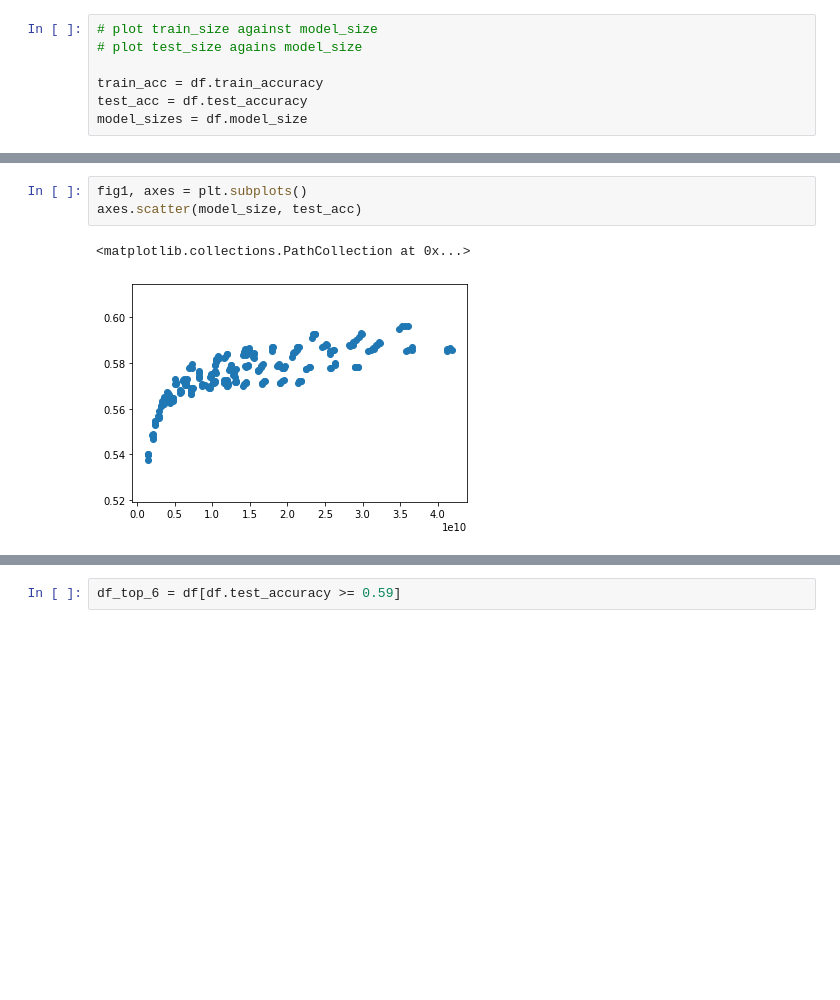
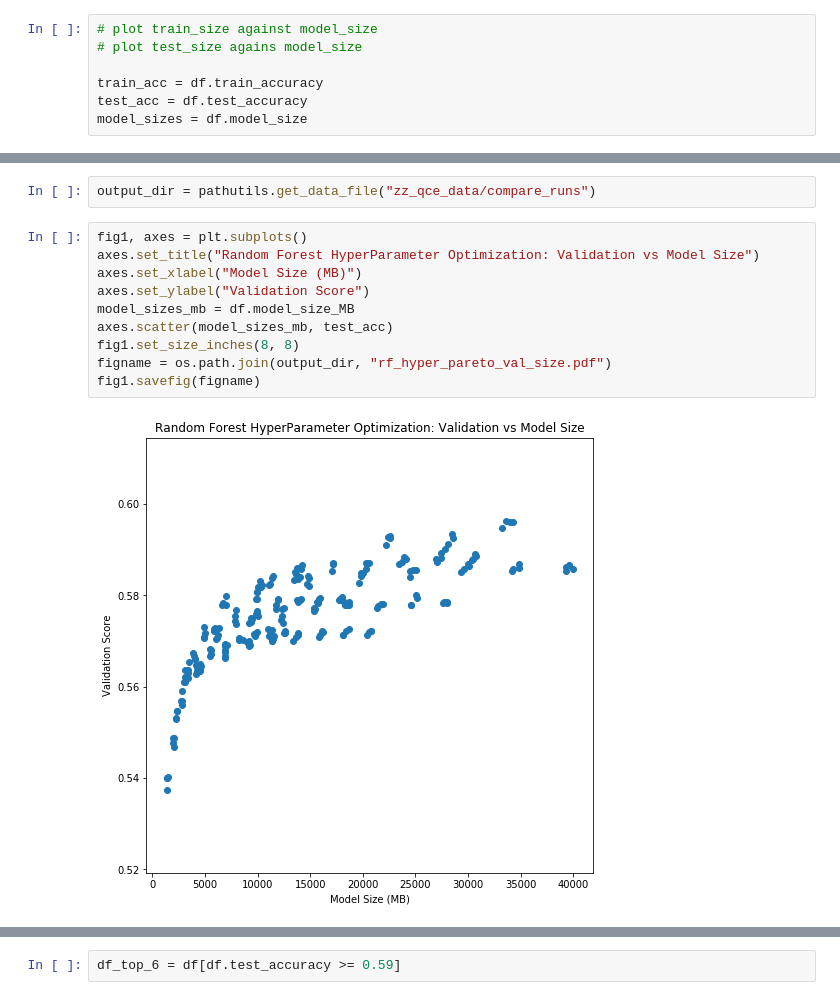
Before and after one commit to teliov/thesis-notebooks, a Jupyter notebook: 00_results_eval/rf_grid_search.ipynb, the cells around one changed output, grey strips where cells are left out. Saved outputs shown, nothing was run; the diff lists cells and outputs as text; blank space fills up the shorter version.

```diff
--- a/00_results_eval/rf_grid_search.ipynb
+++ b/00_results_eval/rf_grid_search.ipynb
@@ -157,6 +160,14 @@ axes.scatter(model_sizes, train_acc)
-# %%
-fig1, axes = plt.subplots()
-axes.scatter(model_size, test_acc)
-# %% [output]
-<matplotlib.collections.PathCollection at 0x...>
-[figure, removed]
+# %%
+output_dir = pathutils.get_data_file("zz_qce_data/compare_runs")
+# %%
+fig1, axes = plt.subplots()
+axes.set_title("Random Forest HyperParameter Optimization: Validation vs Model Size")
+axes.set_xlabel("Model Size (MB)")
+axes.set_ylabel("Validation Score")
+model_sizes_mb = df.model_size_MB
+axes.scatter(model_sizes_mb, test_acc)
+fig1.set_size_inches(8, 8)
+figname = os.path.join(output_dir, "rf_hyper_pareto_val_size.pdf")
+fig1.savefig(figname)
+# %% [output]
+[figure, added]
```
Also changed, not shown: parts of 4 cells of this notebook, 3 other files.
